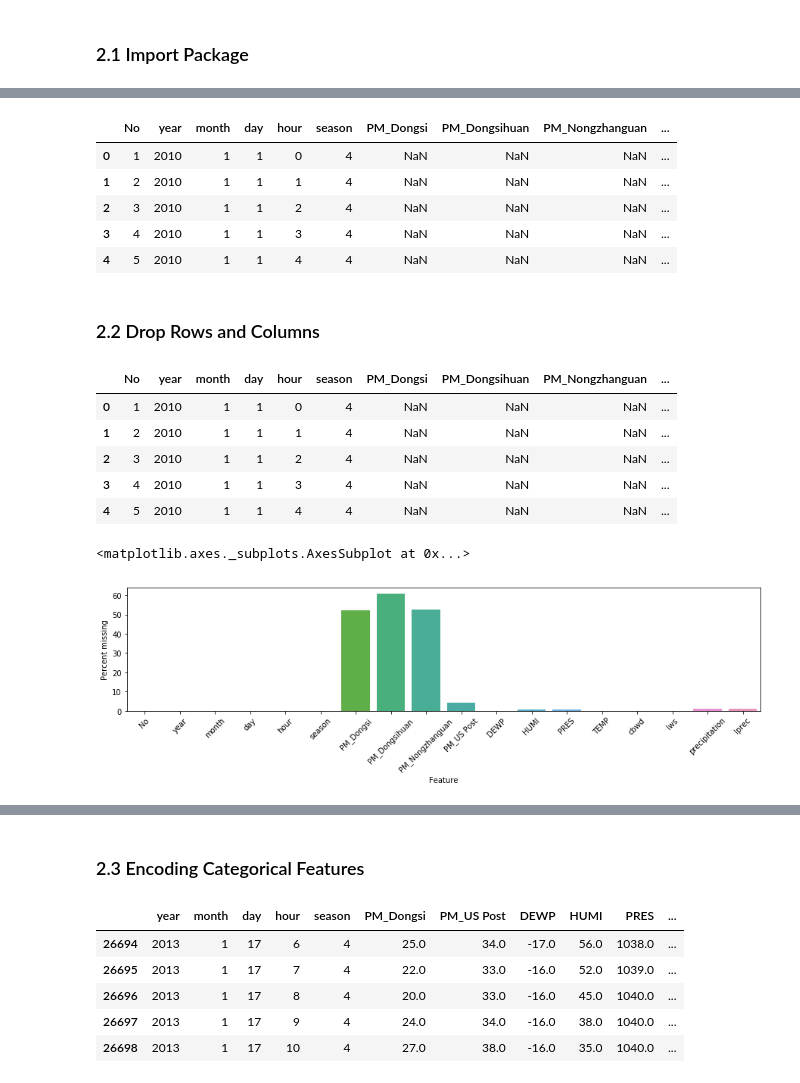
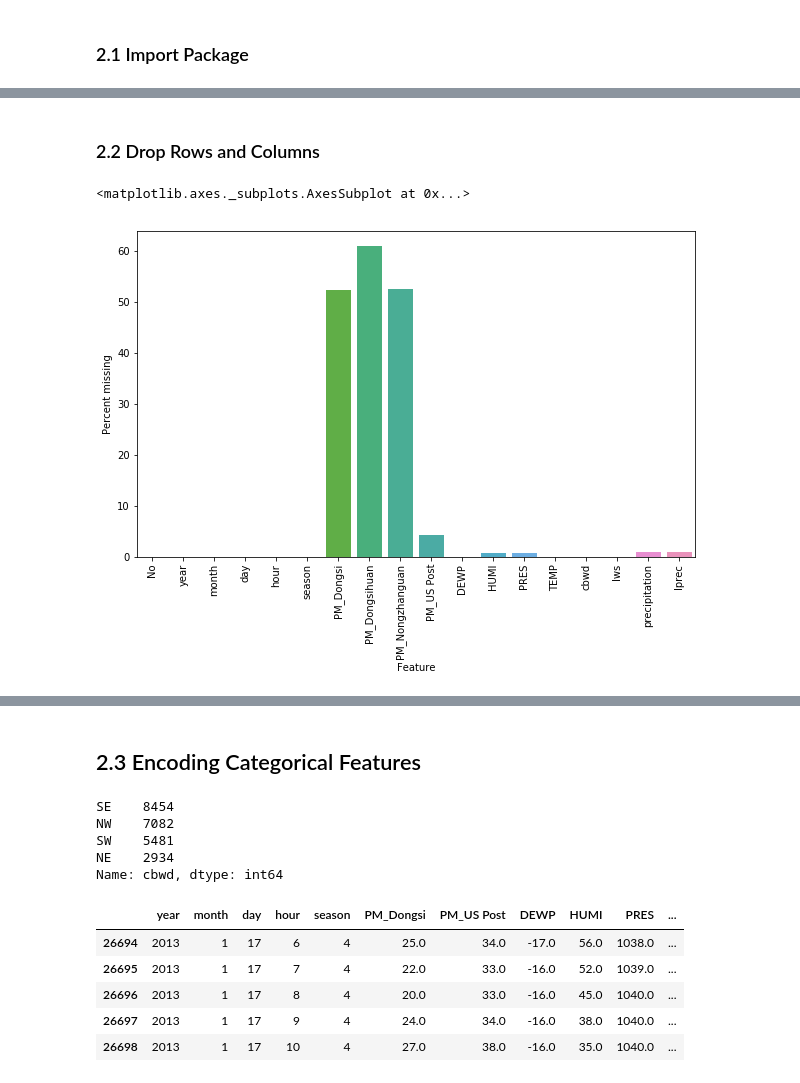
Before and after one commit to lujin-luo/6105data-science, a Jupyter notebook: Project_master_20190416.ipynb, the cells around one changed output, grey strips where cells are left out. Cells and saved outputs as stored; diff of their text form; code cells hidden in the pictures.

```diff
--- a/Project_master_20190416.ipynb
+++ b/Project_master_20190416.ipynb
@@ -63,40 +62,19 @@ precipitation      52100 non-null float64
 Iprec              52100 non-null float64
 dtypes: float64(11), int64(6), object(1)
 memory usage: 7.2+ MB
-# %%
-df.head()
-# %% [output]
-|  | No | year | month | day | hour | season | PM_Dongsi | PM_Dongsihuan | PM_Nongzhanguan | ... |
-| 0 | 1 | 2010 | 1 | 1 | 0 | 4 | NaN | NaN | NaN | ... |
-| 1 | 2 | 2010 | 1 | 1 | 1 | 4 | NaN | NaN | NaN | ... |
-| 2 | 3 | 2010 | 1 | 1 | 2 | 4 | NaN | NaN | NaN | ... |
-| 3 | 4 | 2010 | 1 | 1 | 3 | 4 | NaN | NaN | NaN | ... |
-| 4 | 5 | 2010 | 1 | 1 | 4 | 4 | NaN | NaN | NaN | ... |
 # %% [markdown]
 ### 2.2 Drop Rows and Columns
-# %%
-# change "cv"" in cbwd to "SW"
-# This is a type from original dataset
-df['cbwd'] = df['cbwd'].replace('cv', 'SW')
-df.head()
-# %% [output]
-|  | No | year | month | day | hour | season | PM_Dongsi | PM_Dongsihuan | PM_Nongzhanguan | ... |
-| 0 | 1 | 2010 | 1 | 1 | 0 | 4 | NaN | NaN | NaN | ... |
-| 1 | 2 | 2010 | 1 | 1 | 1 | 4 | NaN | NaN | NaN | ... |
-| 2 | 3 | 2010 | 1 | 1 | 2 | 4 | NaN | NaN | NaN | ... |
-| 3 | 4 | 2010 | 1 | 1 | 3 | 4 | NaN | NaN | NaN | ... |
-| 4 | 5 | 2010 | 1 | 1 | 4 | 4 | NaN | NaN | NaN | ... |
 # %%
 null_vals = df.isnull().sum()/len(df)*100
 null_vals = pd.DataFrame(null_vals)
 null_vals.reset_index(inplace = True)
 null_vals.columns = ["Feature","Percent missing"]
-plt.figure(figsize = (15,3))
-plt.xticks(rotation=45)
+plt.figure(figsize = (10,6))
+plt.xticks(rotation=90)
 sns.barplot(x = "Feature",y ="Percent missing",data = null_vals)
 # %% [output]
 <matplotlib.axes._subplots.AxesSubplot at 0x...>
-[figure, old version]
+[figure, new version]
 # %%
 # drop the largest amount of null column among 2 PM locations and useless index column
 df = df.drop(["No","PM_Nongzhanguan","PM_Dongsihuan"],axis = 1)
@@ -127,7 +105,18 @@ Iprec            23951 non-null float64
 dtypes: float64(9), int64(5), object(1)
 memory usage: 2.9+ MB
 # %% [markdown]
-### 2.3 Encoding Categorical Features
+## 2.3 Encoding Categorical Features
+# %%
+# change "cv"" in cbwd to "SW"
+# This is a type from original dataset
+df['cbwd'] = df['cbwd'].replace('cv', 'SW')
+df['cbwd'].value_counts()
+# %% [output]
+SE    8454
+NW    7082
+SW    5481
+NE    2934
+Name: cbwd, dtype: int64
 # %%
 from sklearn.preprocessing import LabelEncoder
 enc = LabelEncoder()
```
Also changed, not shown: parts of 23 cells of this notebook.
